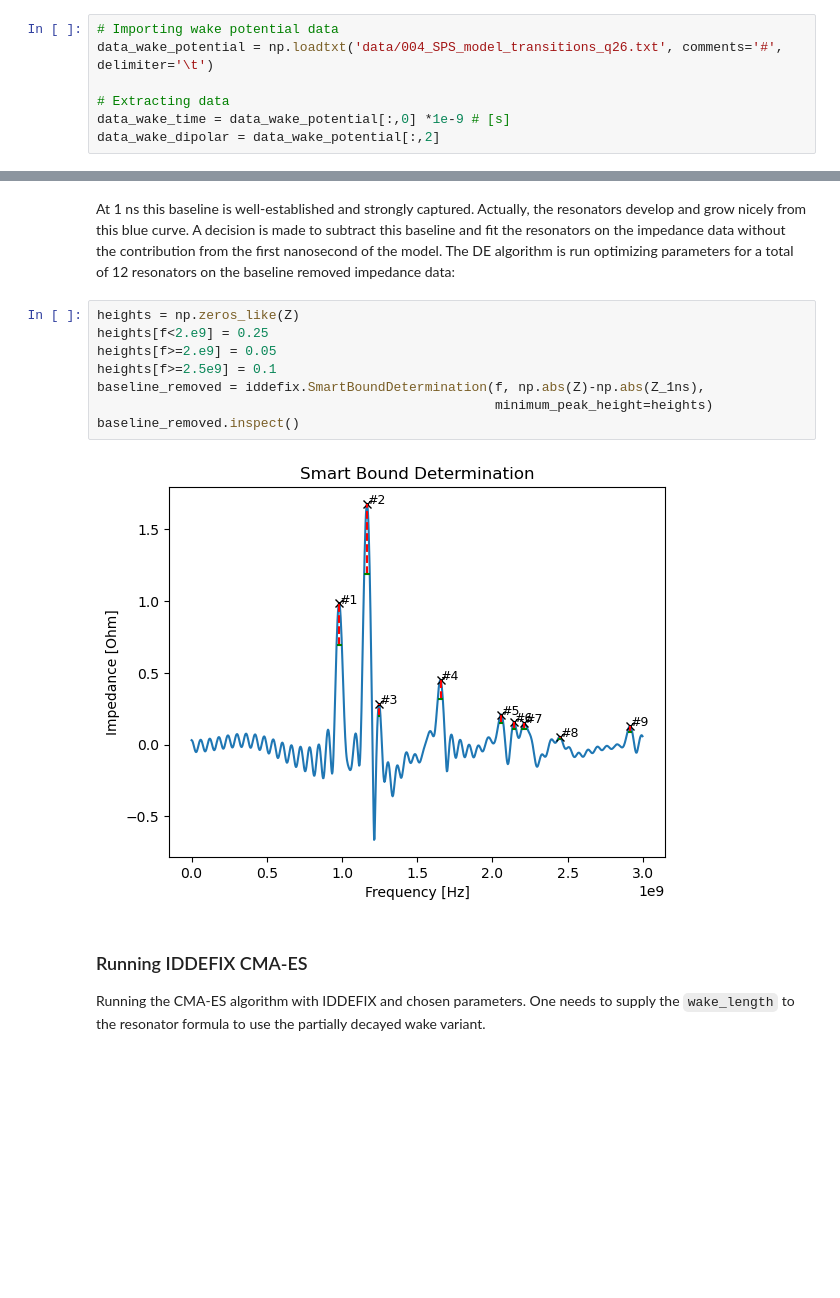
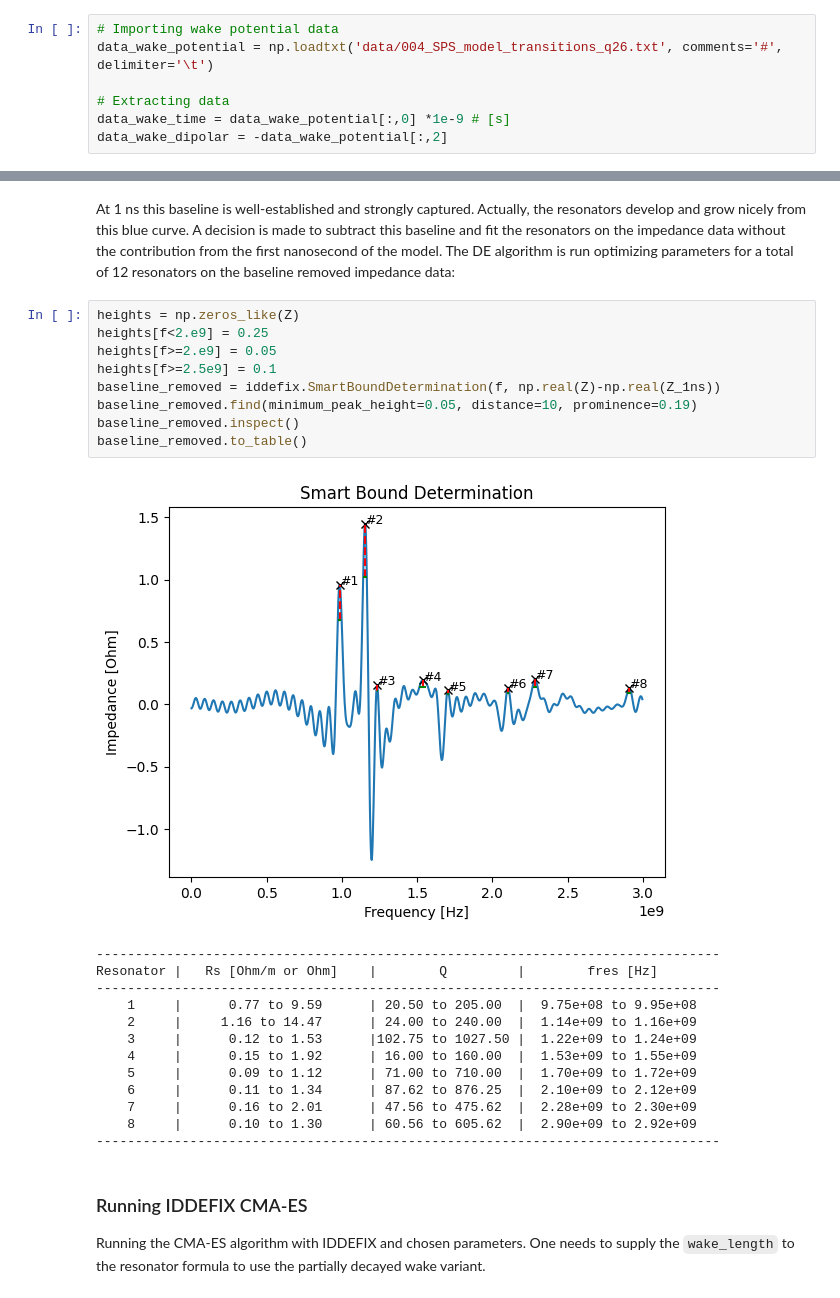
Before and after one commit to ImpedanCEI/IDDEFIX, a Jupyter notebook: examples/005_cmaes_examples.ipynb, the cells around one changed output, grey strips where cells are left out. Cells and saved outputs as stored; diff of their text form; blank space fills up the shorter version.

```diff
--- a/examples/005_cmaes_examples.ipynb
+++ b/examples/005_cmaes_examples.ipynb
@@ -253,7 +253,7 @@ data_wake_potential = np.loadtxt('data/004_SPS_model_transitions_q26.txt', comme
 
 # Extracting data
 data_wake_time = data_wake_potential[:,0] *1e-9 # [s]
-data_wake_dipolar = data_wake_potential[:,2]
+data_wake_dipolar = -data_wake_potential[:,2]
 # %%
 # Compute FFT to get Impedance
 f, Z = iddefix.compute_fft(data_wake_time, data_wake_dipolar)
@@ -327,13 +327,26 @@ At 1 ns this baseline is well-established and strongly captured. Actually, the r
 # %%
 heights = np.zeros_like(Z)
 heights[f<2.e9] = 0.25
 heights[f>=2.e9] = 0.05
 heights[f>=2.5e9] = 0.1
-baseline_removed = iddefix.SmartBoundDetermination(f, np.abs(Z)-np.abs(Z_1ns),
-                                                   minimum_peak_height=heights)
+baseline_removed = iddefix.SmartBoundDetermination(f, np.real(Z)-np.real(Z_1ns))
+baseline_removed.find(minimum_peak_height=0.05, distance=10, prominence=0.19)
 baseline_removed.inspect()
+baseline_removed.to_table()
 # %% [output]
-[figure, old version]
+[figure, new version]
+--------------------------------------------------------------------------------
+Resonator |   Rs [Ohm/m or Ohm]    |        Q         |        fres [Hz]
+--------------------------------------------------------------------------------
+    1     |      0.77 to 9.59      | 20.50 to 205.00  |  9.75e+08 to 9.95e+08
+    2     |     1.16 to 14.47      | 24.00 to 240.00  |  1.14e+09 to 1.16e+09
+    3     |      0.12 to 1.53      |102.75 to 1027.50 |  1.22e+09 to 1.24e+09
+    4     |      0.15 to 1.92      | 16.00 to 160.00  |  1.53e+09 to 1.55e+09
+    5     |      0.09 to 1.12      | 71.00 to 710.00  |  1.70e+09 to 1.72e+09
+    6     |      0.11 to 1.34      | 87.62 to 876.25  |  2.10e+09 to 2.12e+09
+    7     |      0.16 to 2.01      | 47.56 to 475.62  |  2.28e+09 to 2.30e+09
+    8     |      0.10 to 1.30      | 60.56 to 605.62  |  2.90e+09 to 2.92e+09
+--------------------------------------------------------------------------------
 # %% [markdown]
 ### Running IDDEFIX CMA-ES
 Running the CMA-ES algorithm with IDDEFIX and chosen parameters.
```
Also changed, not shown: parts of 20 cells of this notebook.
